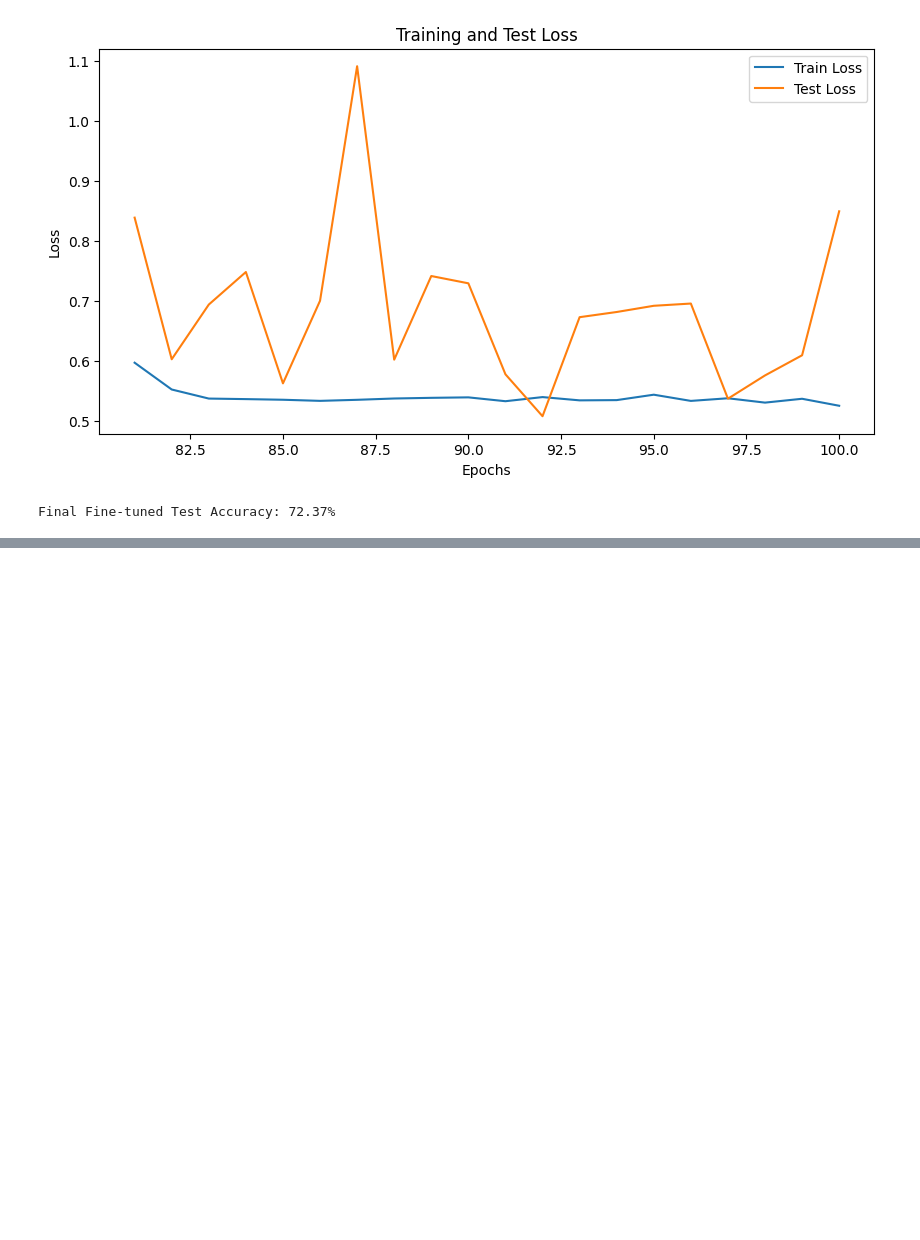
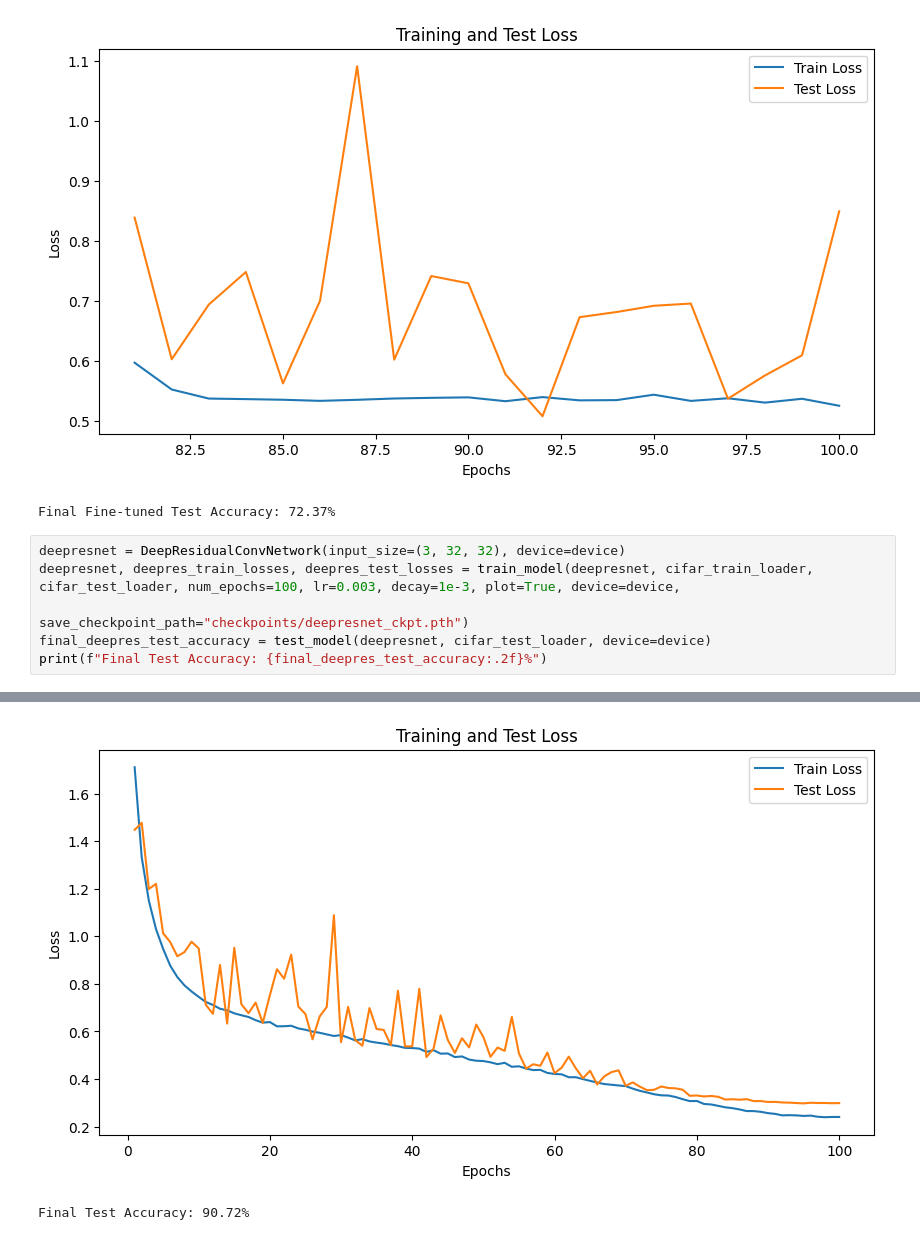
Before and after one commit to yashc73080/CS462-Deep-Learning, a Jupyter notebook: HW4/best_cifar.ipynb, the cells around one changed output, grey strips where cells are left out. Drawn from its saved outputs; the diff is of its cells as text; blank space fills up the shorter version.

```diff
--- a/HW4/best_cifar.ipynb
+++ b/HW4/best_cifar.ipynb
@@ -434,3 +496,10 @@ Epoch 99/100, Train Loss: 0.5366, Test Loss: 0.6092
 Epoch 100/100, Train Loss: 0.5250, Test Loss: 0.8494
 [figure]
 Final Fine-tuned Test Accuracy: 72.37%
+# %%
+deepresnet = DeepResidualConvNetwork(input_size=(3, 32, 32), device=device)
+deepresnet, deepres_train_losses, deepres_test_losses = train_model(deepresnet, cifar_train_loader, cifar_test_loader, num_epochs=100, lr=0.003, decay=1e-3, plot=True, device=device,
+                                                                   save_checkpoint_path="checkpoints/deepresnet_ckpt.pth")
+final_deepres_test_accuracy = test_model(deepresnet, cifar_test_loader, device=device)
+print(f"Final Test Accuracy: {final_deepres_test_accuracy:.2f}%")
+# %% [output]
@@ -436,0 +523,2 @@ Final Fine-tuned Test Accuracy: 72.37%
+[figure, added]
+Final Test Accuracy: 90.72%
```
Also changed, not shown: parts of 9 cells of this notebook.
